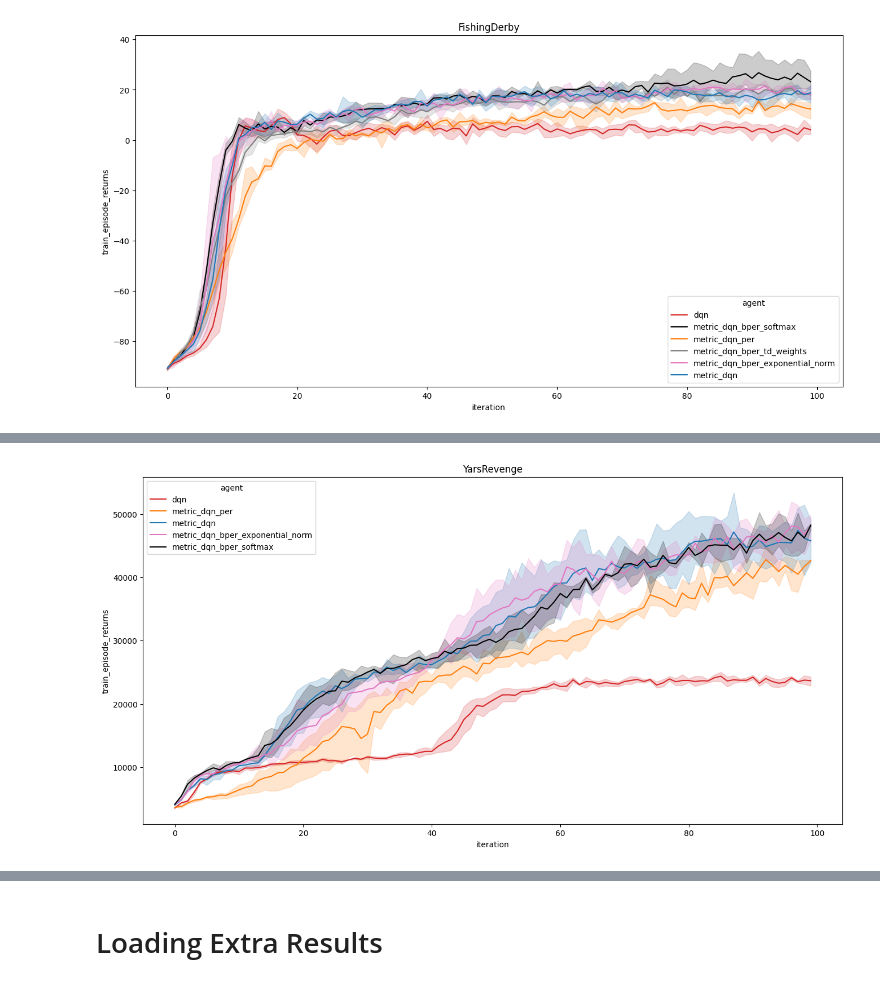
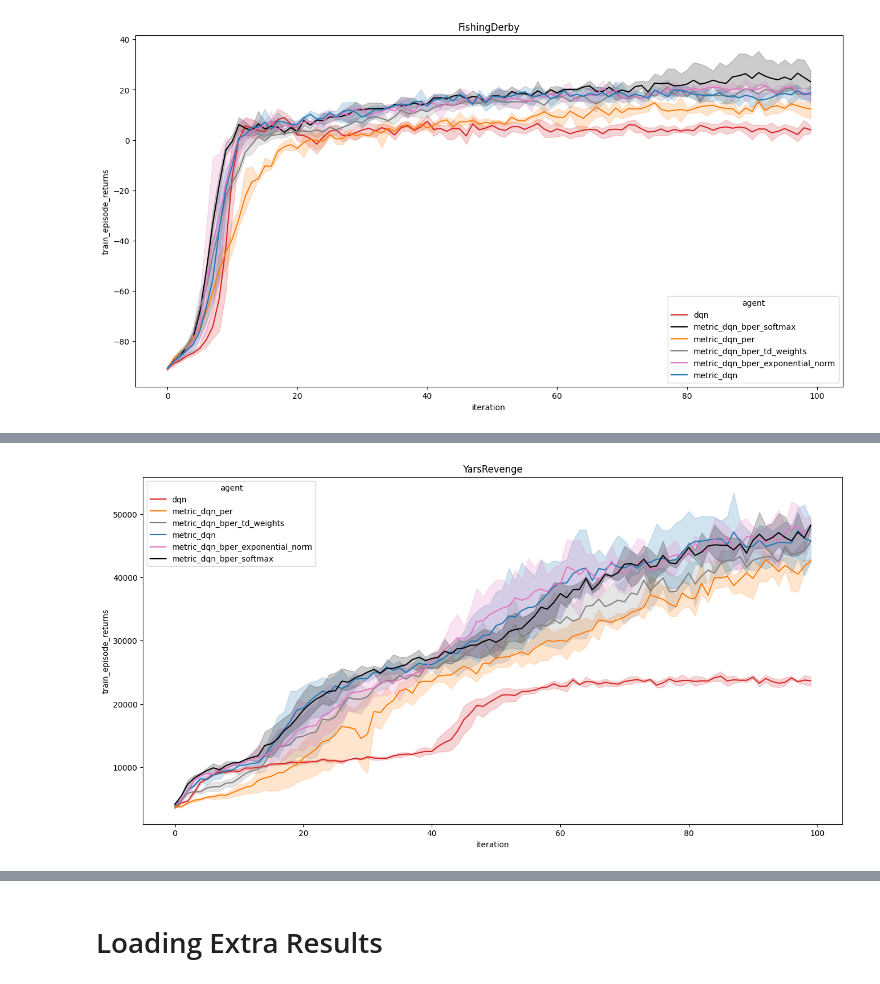
Before and after one commit to ZosoV/bisimulation-PER, a Jupyter notebook: jupyter_notebooks/load_statistics.ipynb, the cells around one changed output, grey strips where cells are left out. Cells and saved outputs as stored; diff of their text form; code cells hidden in the pictures.

```diff
--- a/jupyter_notebooks/load_statistics.ipynb
+++ b/jupyter_notebooks/load_statistics.ipynb
@@ -254,6 +255,7 @@ def plot_game(game, dataframes):
         "metric_dqn_bper_softmax_weight": "#8c564b", # Light Pink
         "metric_dqn_bper_exponential_norm": "#e377c2", # Light Purple
         "metric_dqn_bper_td_weights" : "#7f7f7f", # Gray
+        "metric_dqn_bper_scaling_512": "#64b5cd", # Light Blue
 
     }
 
@@ -355,31 +358,42 @@ plot_game(game = game, dataframes = dataframes)
 # %%
 # NOTE: Synchronize the results from the ssh server before runing the next cell
 
 game = 'YarsRevenge'
 results = read_experiment( log_path = f"logs/{game}/",
                      parameter_set= collections.OrderedDict([
                          ('agent', ["metric_dqn",
                                     'metric_dqn_per',
                                     'metric_dqn_bper_softmax',
                                     "metric_dqn_bper_exponential_norm",
-                                    # "metric_dqn_bper_td_weights"
                                     ]),
                          ('run_number', ['118398', '711872', '919409']),
+                     ]),
+                     job_descriptor='{}/{}',
+                     summary_keys=['train_episode_returns'],)
+
+extra_results = read_experiment( log_path = f"logs/{game}/",
+                     parameter_set= collections.OrderedDict([
+                         ('agent', ["metric_dqn_bper_td_weights"]),
+                         ('run_number', ['118398', '919409']),
                      ]),
                      job_descriptor='{}/{}',
                      summary_keys=['train_episode_returns'],)
 
 # Load dqn baseline data
 dataframes = load_baselines(load_path = 'outputs/baselines/dqn')
 
 # Merging the new results to the existing data frame
 dataframes[game] = dataframes[game].merge(
     results, how='outer')
 
+# Merging the new results to the existing data frame
+dataframes[game] = dataframes[game].merge(
+    extra_results, how='outer')
+
 # Plot the baselines and my results
 plot_game(game = game, dataframes = dataframes)
 # %% [output]
-[figure, old version]
+[figure, new version]
 # %%
 # NOTE: Synchronize the results from the ssh server before runing the next cell
 
```
Also changed, not shown: parts of 5 cells of this notebook, 12 other files.
